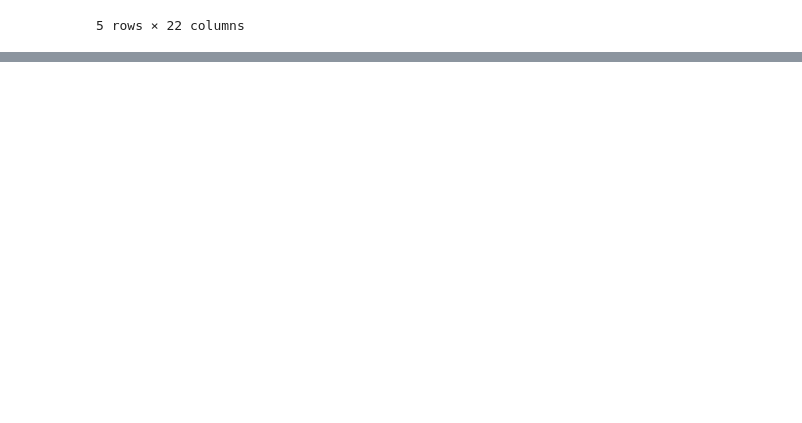
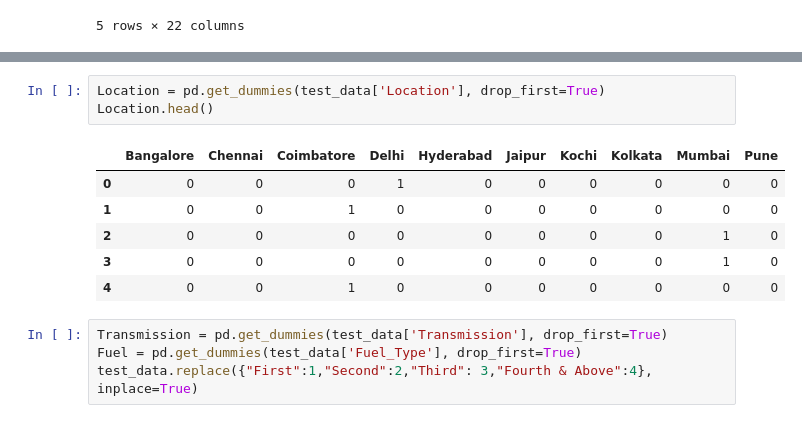
Before and after one commit to abdelfatah2000/ML-Projects, a Jupyter notebook: Regression/Used_Car_Predection.ipynb, the cells around one changed output, grey strips where cells are left out. Saved outputs shown, nothing was run; the diff lists cells and outputs as text; blank space fills up the shorter version.

```diff
--- a/Regression/Used_Car_Predection.ipynb
+++ b/Regression/Used_Car_Predection.ipynb
@@ -308,0 +395,14 @@ train_data.head()
+# %%
+Location = pd.get_dummies(test_data['Location'], drop_first=True)
+Location.head()
+# %% [output]
+|  | Bangalore | Chennai | Coimbatore | Delhi | Hyderabad | Jaipur | Kochi | Kolkata | Mumbai | Pune |
+| 0 | 0 | 0 | 0 | 1 | 0 | 0 | 0 | 0 | 0 | 0 |
+| 1 | 0 | 0 | 1 | 0 | 0 | 0 | 0 | 0 | 0 | 0 |
+| 2 | 0 | 0 | 0 | 0 | 0 | 0 | 0 | 0 | 1 | 0 |
+| 3 | 0 | 0 | 0 | 0 | 0 | 0 | 0 | 0 | 1 | 0 |
+| 4 | 0 | 0 | 1 | 0 | 0 | 0 | 0 | 0 | 0 | 0 |
+# %%
+Transmission = pd.get_dummies(test_data['Transmission'], drop_first=True)
+Fuel = pd.get_dummies(test_data['Fuel_Type'], drop_first=True)
+test_data.replace({"First":1,"Second":2,"Third": 3,"Fourth & Above":4}, inplace=True)
```
Also changed, not shown: parts of 24 cells of this notebook.
